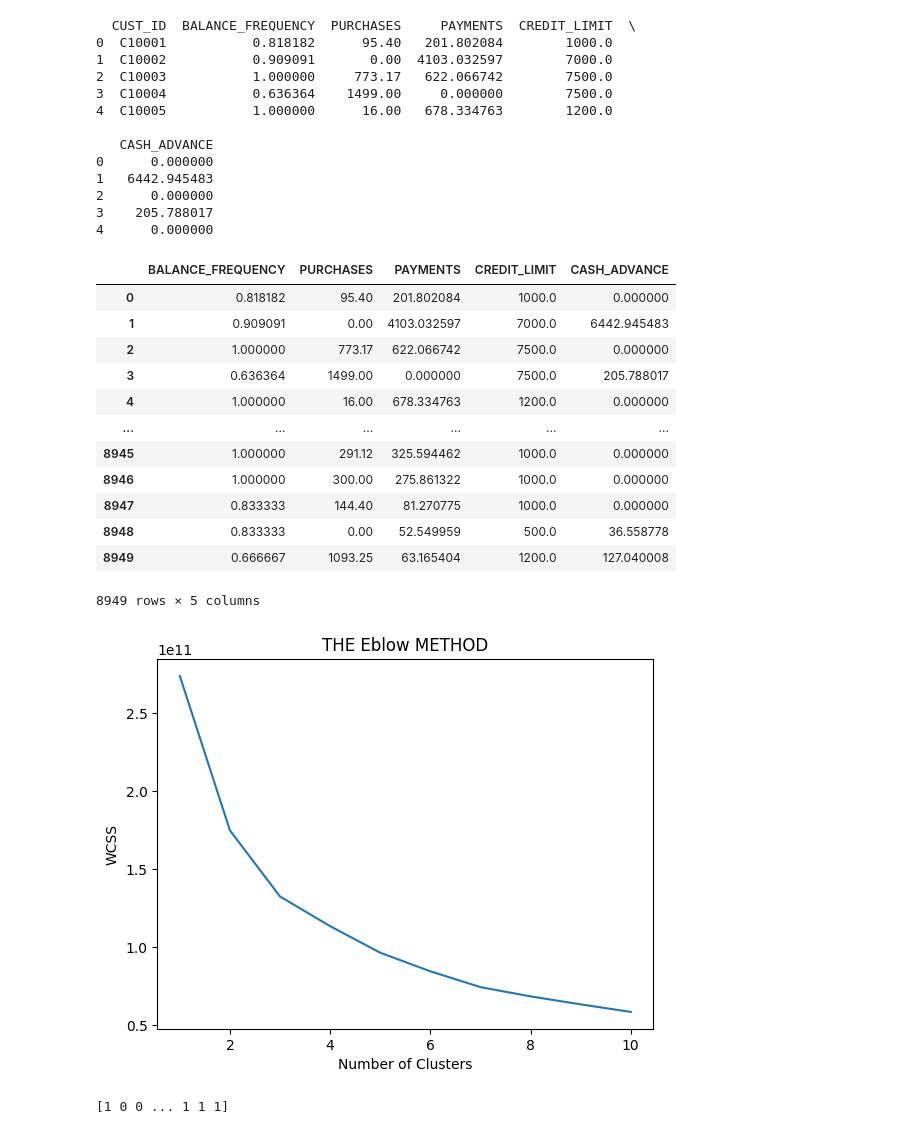
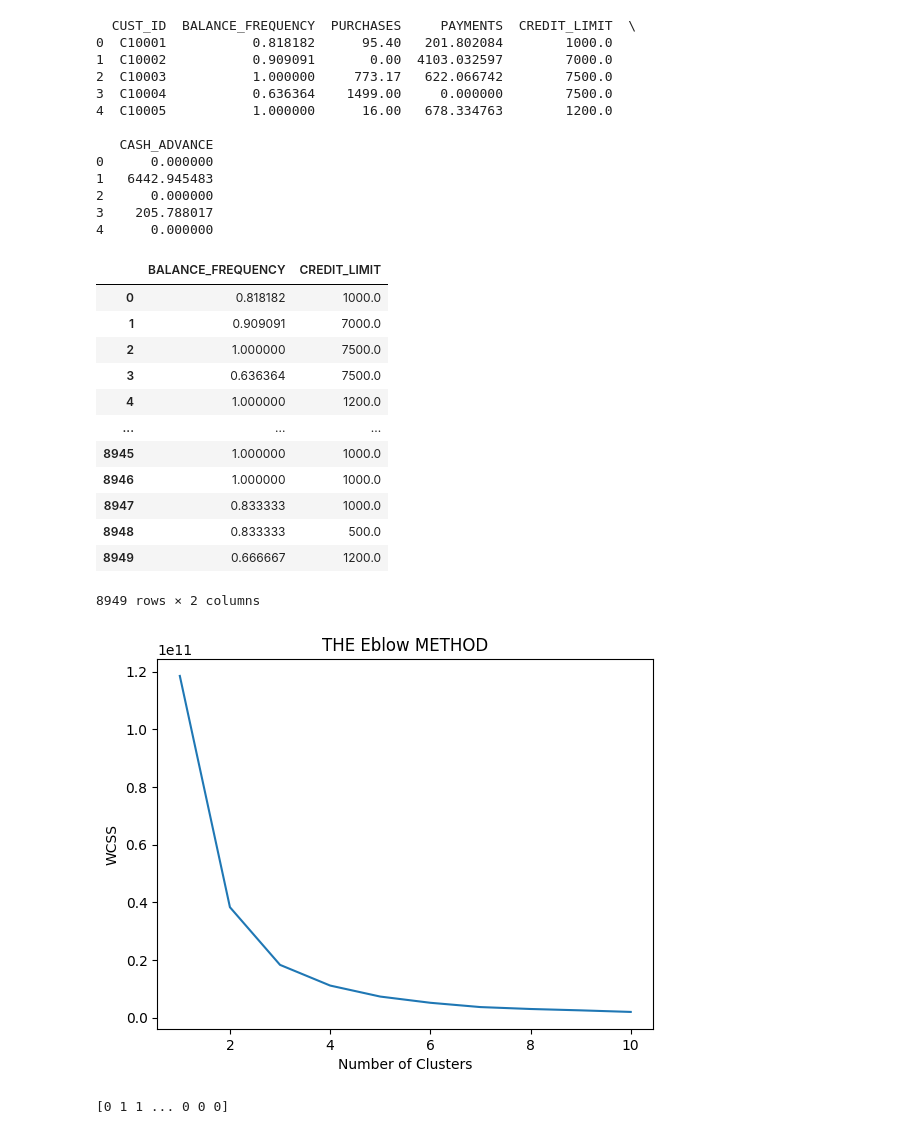
Before and after one commit to patech123/gomycode-data-science, a Jupyter notebook: Unsupervised_Learning_Clustering.ipynb, the cells around one changed output. Cells and saved outputs as stored; diff of their text form; code cells hidden in the pictures.

```diff
--- a/Unsupervised_Learning_Clustering.ipynb
+++ b/Unsupervised_Learning_Clustering.ipynb
@@ -107,22 +107,22 @@ print(duplicates_no_value.head())
 # %%
 credit_card_dataset.dropna(inplace=True)
 # %%
-credit_card_dataset.drop('CUST_ID',axis =1, inplace=True)
+credit_card_dataset.drop(['CUST_ID', "PURCHASES", "PAYMENTS", "CASH_ADVANCE"],axis =1, inplace=True)
 credit_card_dataset
 # %% [output]
-|  | BALANCE_FREQUENCY | PURCHASES | PAYMENTS | CREDIT_LIMIT | CASH_ADVANCE |
-| 0 | 0.818182 | 95.40 | 201.802084 | 1000.0 | 0.000000 |
-| 1 | 0.909091 | 0.00 | 4103.032597 | 7000.0 | 6442.945483 |
-| 2 | 1.000000 | 773.17 | 622.066742 | 7500.0 | 0.000000 |
-| 3 | 0.636364 | 1499.00 | 0.000000 | 7500.0 | 205.788017 |
-| 4 | 1.000000 | 16.00 | 678.334763 | 1200.0 | 0.000000 |
-| ... | ... | ... | ... | ... | ... |
-| 8945 | 1.000000 | 291.12 | 325.594462 | 1000.0 | 0.000000 |
-| 8946 | 1.000000 | 300.00 | 275.861322 | 1000.0 | 0.000000 |
-| 8947 | 0.833333 | 144.40 | 81.270775 | 1000.0 | 0.000000 |
-| 8948 | 0.833333 | 0.00 | 52.549959 | 500.0 | 36.558778 |
-| 8949 | 0.666667 | 1093.25 | 63.165404 | 1200.0 | 127.040008 |
+|  | BALANCE_FREQUENCY | CREDIT_LIMIT |
+| 0 | 0.818182 | 1000.0 |
+| 1 | 0.909091 | 7000.0 |
+| 2 | 1.000000 | 7500.0 |
+| 3 | 0.636364 | 7500.0 |
+| 4 | 1.000000 | 1200.0 |
+| ... | ... | ... |
+| 8945 | 1.000000 | 1000.0 |
+| 8946 | 1.000000 | 1000.0 |
+| 8947 | 0.833333 | 1000.0 |
+| 8948 | 0.833333 | 500.0 |
+| 8949 | 0.666667 | 1200.0 |
-8949 rows × 5 columns
+8949 rows × 2 columns
 # %%
 from sklearn.metrics import silhouette_samples, silhouette_score
 from sklearn.cluster import KMeans
@@ -142,11 +142,11 @@ plt.xlabel('Number of Clusters')
 plt.ylabel('WCSS')
 plt.show()
 # %% [output]
-[figure, old version]
+[figure, new version]
 # %%
 clusterer = KMeans(n_clusters=3, random_state=10)
 cluster_labels = clusterer.fit_predict(credit_card_dataset)
 print(cluster_labels)
 # %% [output]
-[1 0 0 ... 1 1 1]
+[0 1 1 ... 0 0 0]
 # %%
```
Also changed, not shown: parts of 13 cells of this notebook.
